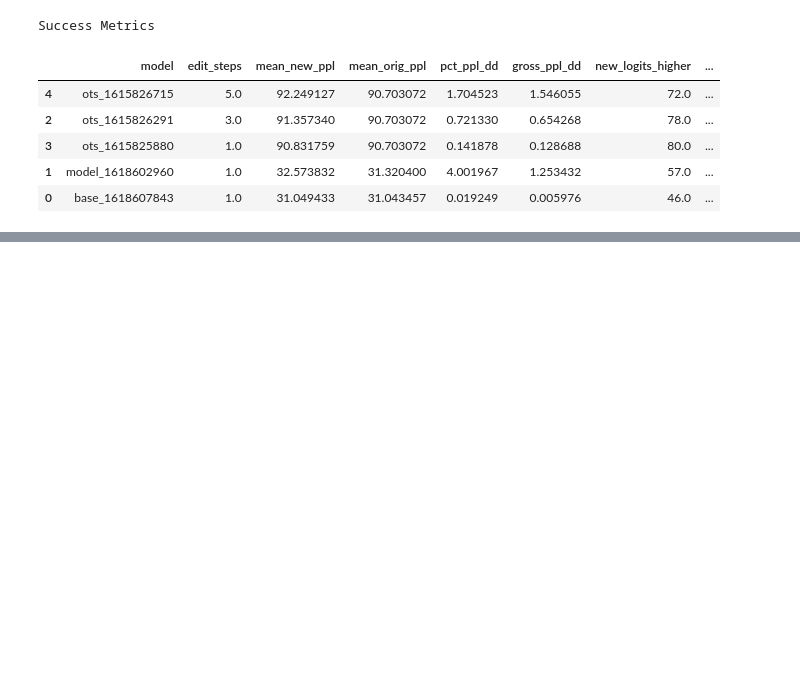
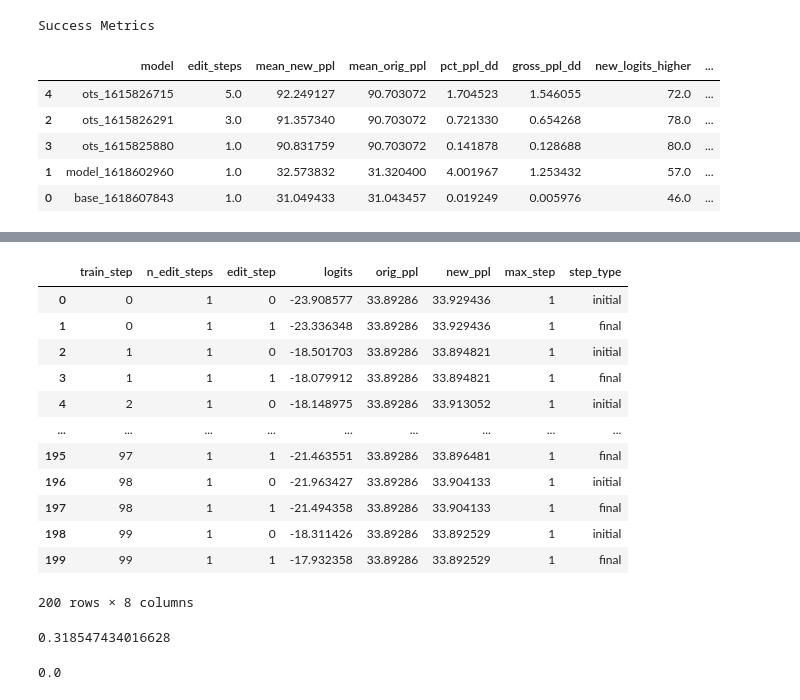
Before and after one commit to spencerbraun/editable_nlp, a Jupyter notebook: eval/Model_Comparisons.ipynb, the cells around one changed output, grey strips where cells are left out. Drawn from its saved outputs; the diff is of its cells as text; code cells hidden in the pictures; blank space fills up the shorter version.

```diff
--- a/eval/Model_Comparisons.ipynb
+++ b/eval/Model_Comparisons.ipynb
@@ -538,0 +553,3 @@ Success Metrics
+# %%
+ft_1 = pd.read_csv("edit_success_20210423.14.04.1619213097_gpt2_epoch0_ts10000.20210408.09.04.1617899457")
+ft_5 = pd.read_csv("edit_success_20210423.14.04.1619213430_gpt2_epoch0_ts10000.20210408.09.04.1617899457")
@@ -538,0 +675,26 @@ Success Metrics
+# %%
+ft_1
+# %% [output]
+|  | train_step | n_edit_steps | edit_step | logits | orig_ppl | new_ppl | max_step | step_type |
+| 0 | 0 | 1 | 0 | -23.908577 | 33.89286 | 33.929436 | 1 | initial |
+| 1 | 0 | 1 | 1 | -23.336348 | 33.89286 | 33.929436 | 1 | final |
+| 2 | 1 | 1 | 0 | -18.501703 | 33.89286 | 33.894821 | 1 | initial |
+| 3 | 1 | 1 | 1 | -18.079912 | 33.89286 | 33.894821 | 1 | final |
+| 4 | 2 | 1 | 0 | -18.148975 | 33.89286 | 33.913052 | 1 | initial |
+| ... | ... | ... | ... | ... | ... | ... | ... | ... |
+| 195 | 97 | 1 | 1 | -21.463551 | 33.89286 | 33.896481 | 1 | final |
+| 196 | 98 | 1 | 0 | -21.963427 | 33.89286 | 33.904133 | 1 | initial |
+| 197 | 98 | 1 | 1 | -21.494358 | 33.89286 | 33.904133 | 1 | final |
+| 198 | 99 | 1 | 0 | -18.311426 | 33.89286 | 33.892529 | 1 | initial |
+| 199 | 99 | 1 | 1 | -17.932358 | 33.89286 | 33.892529 | 1 | final |
+200 rows × 8 columns
+# %%
+logit_success(ft_5).max()
+# %% [output]
+0.318547434016628
+# %%
+(
+    logit_success(ft_5)
+).mean()
+# %% [output]
+0.0
```
Also changed, not shown: parts of 15 cells of this notebook, 14 other files.
